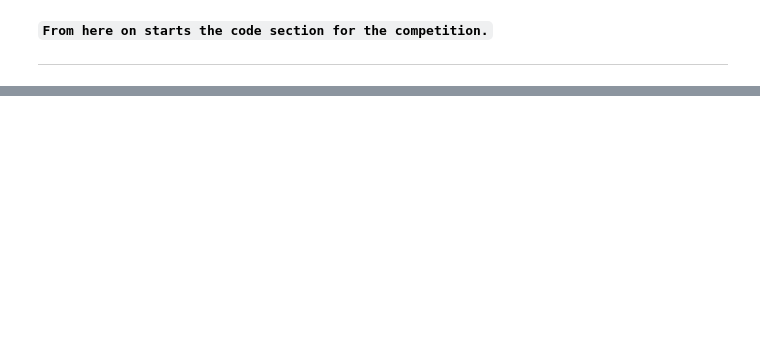
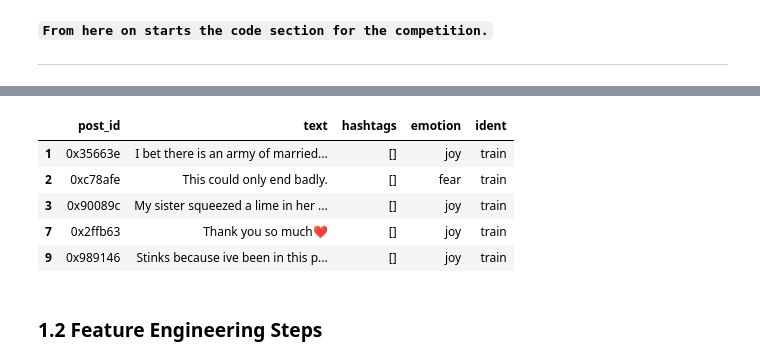
Before and after one commit to Max901028/DM2025-Lab2-Exercise, a Jupyter notebook: DM2025-Lab2-Homework.ipynb, the cells around one changed output, grey strips where cells are left out. Saved outputs shown, nothing was run; the diff lists cells and outputs as text; code cells hidden in the pictures; blank space fills up the shorter version.

```diff
--- a/DM2025-Lab2-Homework.ipynb
+++ b/DM2025-Lab2-Homework.ipynb
@@ -2561,0 +205,11 @@ testing accuracy: 0.4
+# %%
+train_df.head()
+# %% [output]
+|  | post_id | text | hashtags | emotion | ident |
+| 1 | 0x35663e | I bet there is an army of married... | [] | joy | train |
+| 2 | 0xc78afe | This could only end badly. | [] | fear | train |
+| 3 | 0x90089c | My sister squeezed a lime in her ... | [] | joy | train |
+| 7 | 0x2ffb63 | Thank you so much❤️ | [] | joy | train |
+| 9 | 0x989146 | Stinks because ive been in this p... | [] | joy | train |
+# %% [markdown]
+### 1.2 Feature Engineering Steps
```
Also changed, not shown: parts of 136 cells of this notebook, 2 other files.
